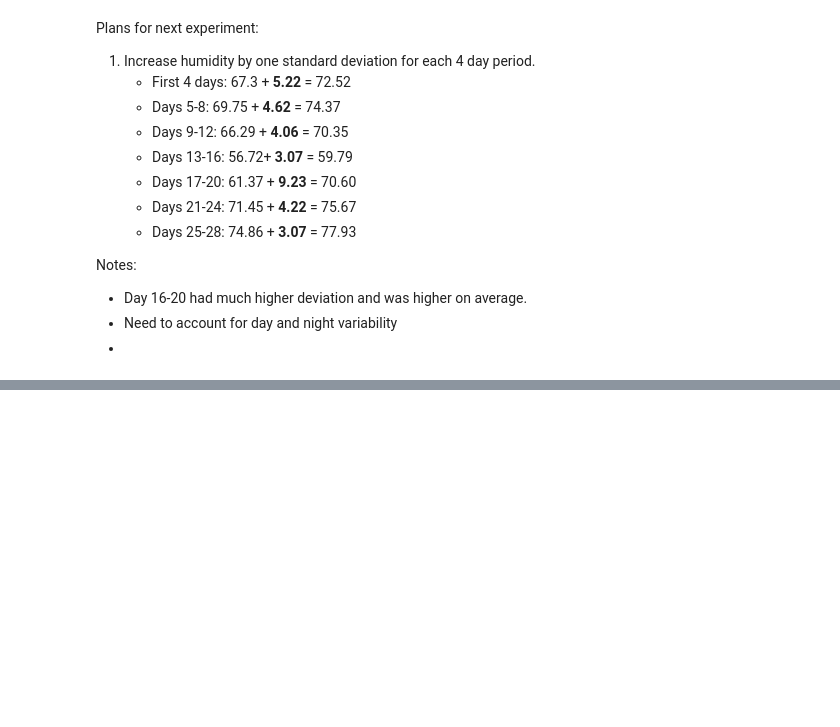
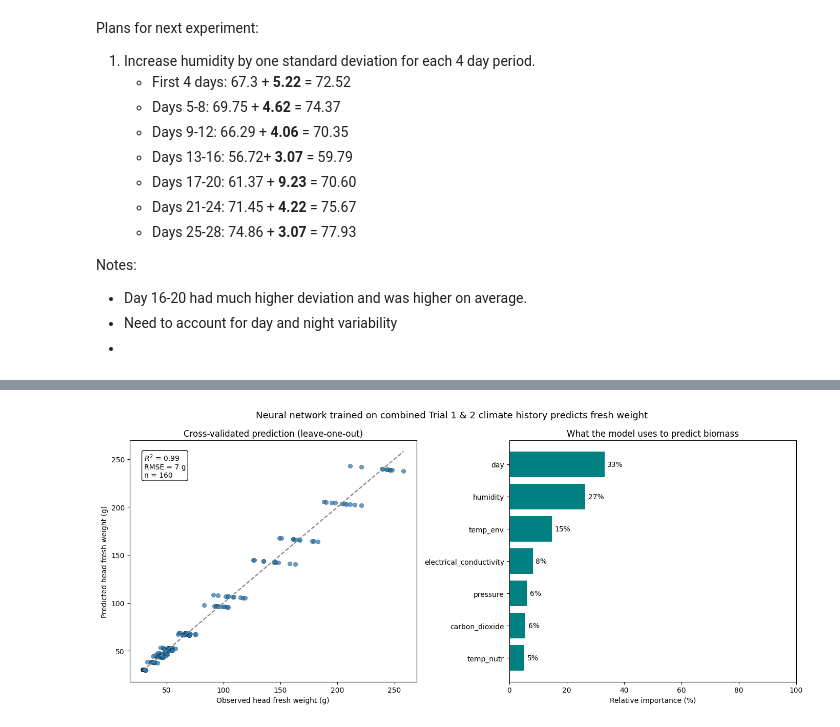
Before and after one commit to GerardoG2/plant-health-status, a Jupyter notebook: Notebooks/NeuralNetwork_tboth.ipynb, the cells around one changed output, grey strips where cells are left out. Drawn from its saved outputs; the diff is of its cells as text; code cells hidden in the pictures; blank space fills up the shorter version.

```diff
--- a/Notebooks/NeuralNetwork_tboth.ipynb
+++ b/Notebooks/NeuralNetwork_tboth.ipynb
@@ -1661,0 +1665,20 @@ Notes:
+# %%
+# load_data_both: combines Trial 1 and Trial 2 sensor data, keeping total_fresh_weight_g
+# (instead of fw_change_g) as the target, and keeping day as a feature.
+
+def load_data_both():
+    df_1 = pd.read_csv(TRIAL_1_DATA_PATH)
+    # drop plant identifier and trial-1-only columns not present in trial 2
+    df_1 = df_1.drop(columns=['plant-id', 'baseline_g', 'volume_flow_rate', 'volume'])
+
+    df_2 = pd.read_csv(TRIAL_2_DATA_PATH)
+    # drop plant identifier and the precomputed change column (not our target here)
+    df_2 = df_2.drop(columns=['plant_id', 'fw_change_g'])
+
+    combined_df = pd.concat([df_1, df_2], ignore_index=True)
+    combined_df.sort_values(by=['day', 'total_fresh_weight_g'], inplace=True)
+    combined_df.reset_index(drop=True, inplace=True)
+    return combined_df
+
+df_both = load_data_both()
+df_both
@@ -1661,0 +1876,45 @@ Notes:
+# %%
+import matplotlib.pyplot as plt
+import os
+
+os.makedirs('../Figures', exist_ok=True)
+
+fig, axes = plt.subplots(1, 2, figsize=(14, 6))
+
+# ---- Left panel: cross-validated (leave-one-out) predicted vs observed ----
+ax = axes[0]
+ax.scatter(y_both, oof_preds, alpha=0.7, edgecolor='black', linewidth=0.3)
+
+min_val = min(y_both.min(), oof_preds.min())
+max_val = max(y_both.max(), oof_preds.max())
+ax.plot([min_val, max_val], [min_val, max_val], linestyle='--', color='gray')
+
+textstr = f"$R^2$ = {r2_loo:.2f}\nRMSE = {rmse_loo:.0f} g\nn = {n_samples}"
+ax.text(
+    0.05, 0.95, textstr, transform=ax.transAxes,
+    va='top', ha='left',
+    bbox=dict(boxstyle='round', facecolor='white', edgecolor='black')
+)
+
+ax.set_xlabel("Observed head fresh weight (g)")
+ax.set_ylabel("Predicted head fresh weight (g)")
+ax.set_title("Cross-validated prediction (leave-one-out)")
+
+# ---- Right panel: relative feature importance ----
+ax2 = axes[1]
+plot_importance_df = importance_df.iloc[::-1]  # smallest to largest for horizontal bar plot
+bars = ax2.barh(plot_importance_df['feature'], plot_importance_df['relative_importance_pct'], color='teal')
+
+for bar, value in zip(bars, plot_importance_df['relative_importance_pct']):
+    ax2.text(bar.get_width() + 1, bar.get_y() + bar.get_height() / 2, f"{value:.0f}%", va='center')
+
+ax2.set_xlim(0, 100)
+ax2.set_xlabel("Relative importance (%)")
+ax2.set_title("What the model uses to predict biomass")
+
+plt.suptitle("Neural network trained on combined Trial 1 & 2 climate history predicts fresh weight", fontsize=13)
+plt.tight_layout()
+plt.savefig('../Figures/nn3_loocv_prediction_and_feature_importance.png', bbox_inches='tight')
+plt.show()
+# %% [output]
+[figure, added]
```
Also changed, not shown: parts of 6 cells of this notebook, 5 other files.
